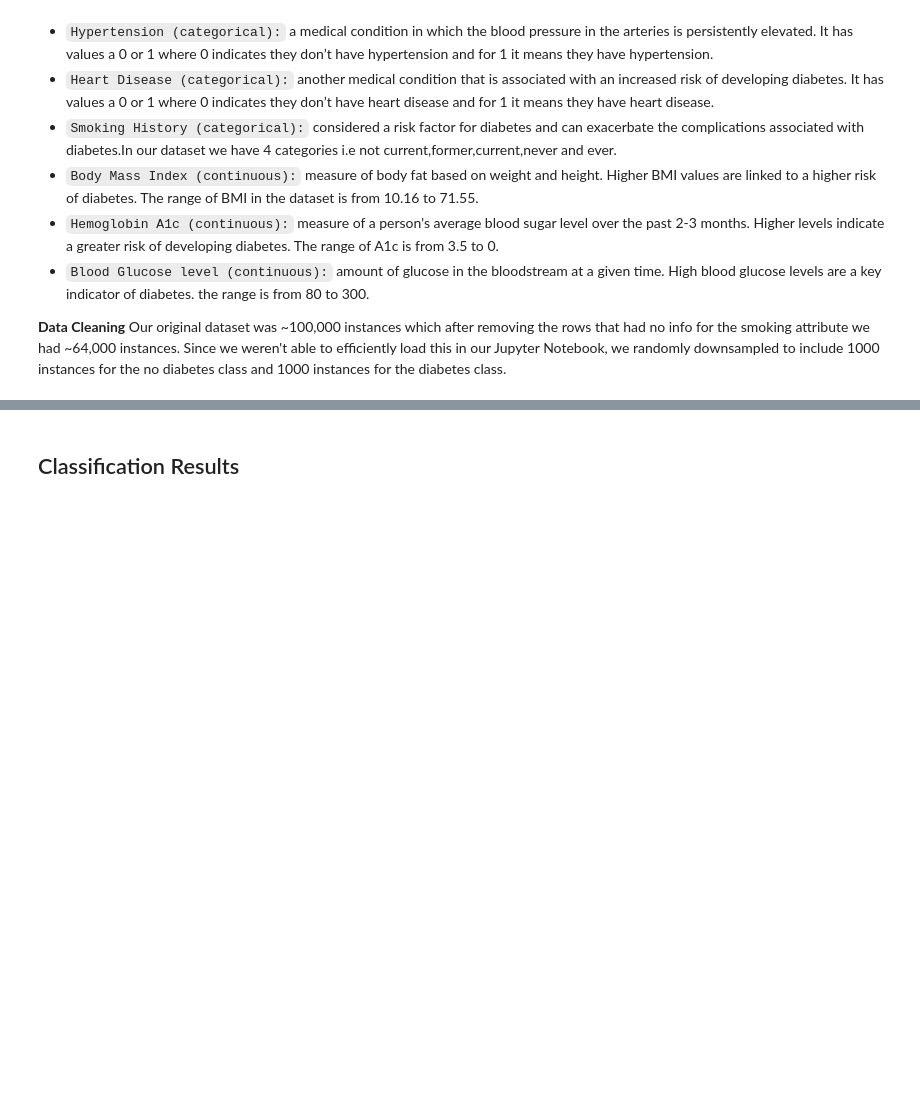
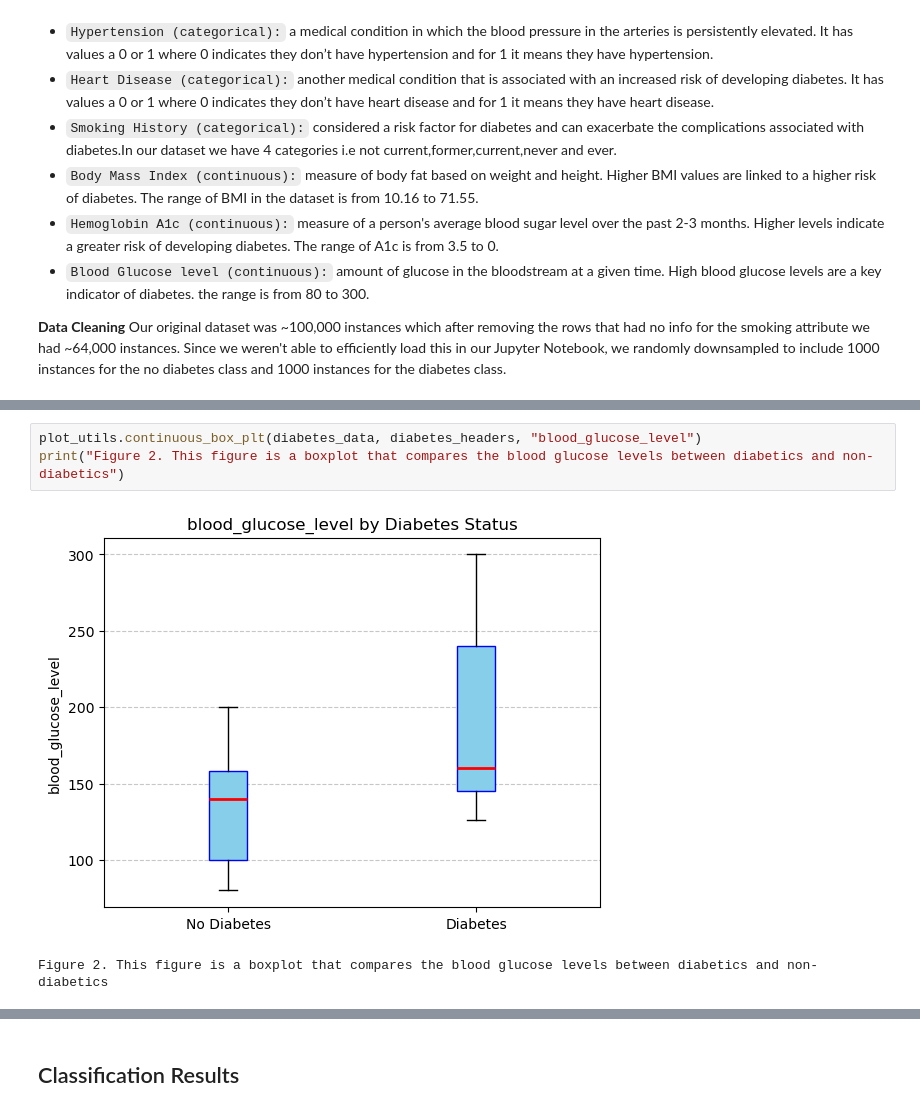
Before and after one commit to ulrichsene/322FinalProject, a Jupyter notebook: FinalReport.ipynb, the cells around one changed output, grey strips where cells are left out. Cells and saved outputs as stored; diff of their text form; blank space fills up the shorter version.

```diff
--- a/FinalReport.ipynb
+++ b/FinalReport.ipynb
@@ -37,0 +114,6 @@ Describe the visualizations, each figure included must have caption and is refer
+# %%
+plot_utils.continuous_box_plt(diabetes_data, diabetes_headers, "blood_glucose_level")
+print("Figure 2. This figure is a boxplot that compares the blood glucose levels between diabetics and non-diabetics")
+# %% [output]
+[figure, added]
+Figure 2. This figure is a boxplot that compares the blood glucose levels between diabetics and non-diabetics
```
Also changed, not shown: parts of 19 cells of this notebook, 3 other files.
